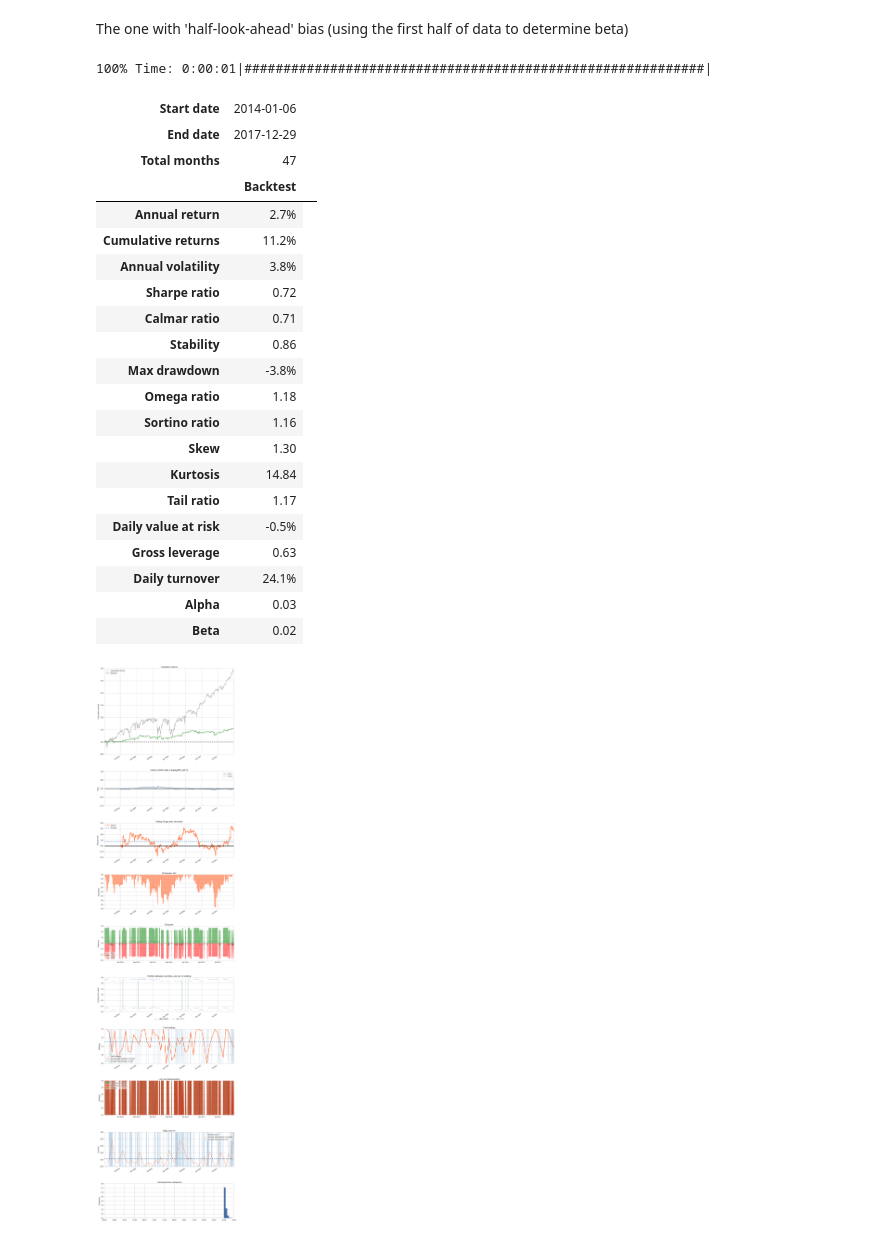
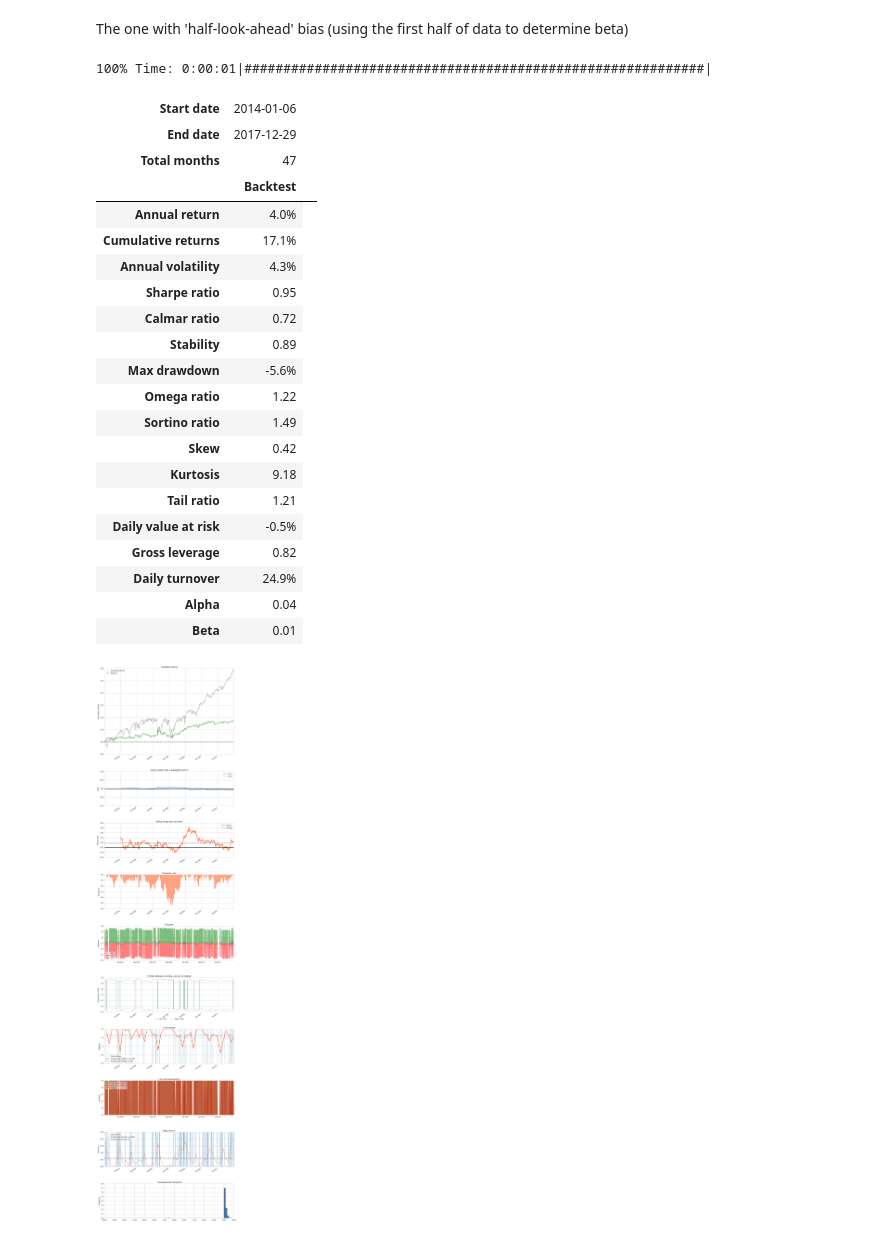
Before and after one commit to yinanzhu12/Algorithmic-trading-notes, a Jupyter notebook: research notes/basics/cointegration stationarity and pair trading.ipynb, the cells around one changed output. Saved outputs shown, nothing was run; the diff lists cells and outputs as text; code cells hidden in the pictures.

```diff
--- a/research notes/basics/cointegration stationarity and pair trading.ipynb
+++ b/research notes/basics/cointegration stationarity and pair trading.ipynb
@@ -322,30 +322,30 @@ bt.create_simple_tear_sheet()
 # %% [markdown]
 The one with 'half-look-ahead' bias (using the first half of data to determine beta)
 # %%
-bt=get_backtest('5ab302531f002840cf20c4fd')
+bt=get_backtest('5ac2a97b09aa474190b46036')
 bt.create_simple_tear_sheet()
 # %% [output]
 100% Time: 0:00:01|###########################################################|
 | Start date | 2014-01-06 |  |
 | End date | 2017-12-29 |  |
 | Total months | 47 |  |
 |  | Backtest |
-| Annual return | 2.7% |
-| Cumulative returns | 11.2% |
-| Annual volatility | 3.8% |
-| Sharpe ratio | 0.72 |
-| Calmar ratio | 0.71 |
-| Stability | 0.86 |
-| Max drawdown | -3.8% |
-| Omega ratio | 1.18 |
-| Sortino ratio | 1.16 |
-| Skew | 1.30 |
-| Kurtosis | 14.84 |
-| Tail ratio | 1.17 |
+| Annual return | 4.0% |
+| Cumulative returns | 17.1% |
+| Annual volatility | 4.3% |
+| Sharpe ratio | 0.95 |
+| Calmar ratio | 0.72 |
+| Stability | 0.89 |
+| Max drawdown | -5.6% |
+| Omega ratio | 1.22 |
+| Sortino ratio | 1.49 |
+| Skew | 0.42 |
+| Kurtosis | 9.18 |
+| Tail ratio | 1.21 |
 | Daily value at risk | -0.5% |
-| Gross leverage | 0.63 |
-| Daily turnover | 24.1% |
-| Alpha | 0.03 |
-| Beta | 0.02 |
+| Gross leverage | 0.82 |
+| Daily turnover | 24.9% |
+| Alpha | 0.04 |
+| Beta | 0.01 |
-[figure, old version]
+[figure, new version]
 # %% [markdown]
```
Also changed, not shown: parts of 3 cells of this notebook.
